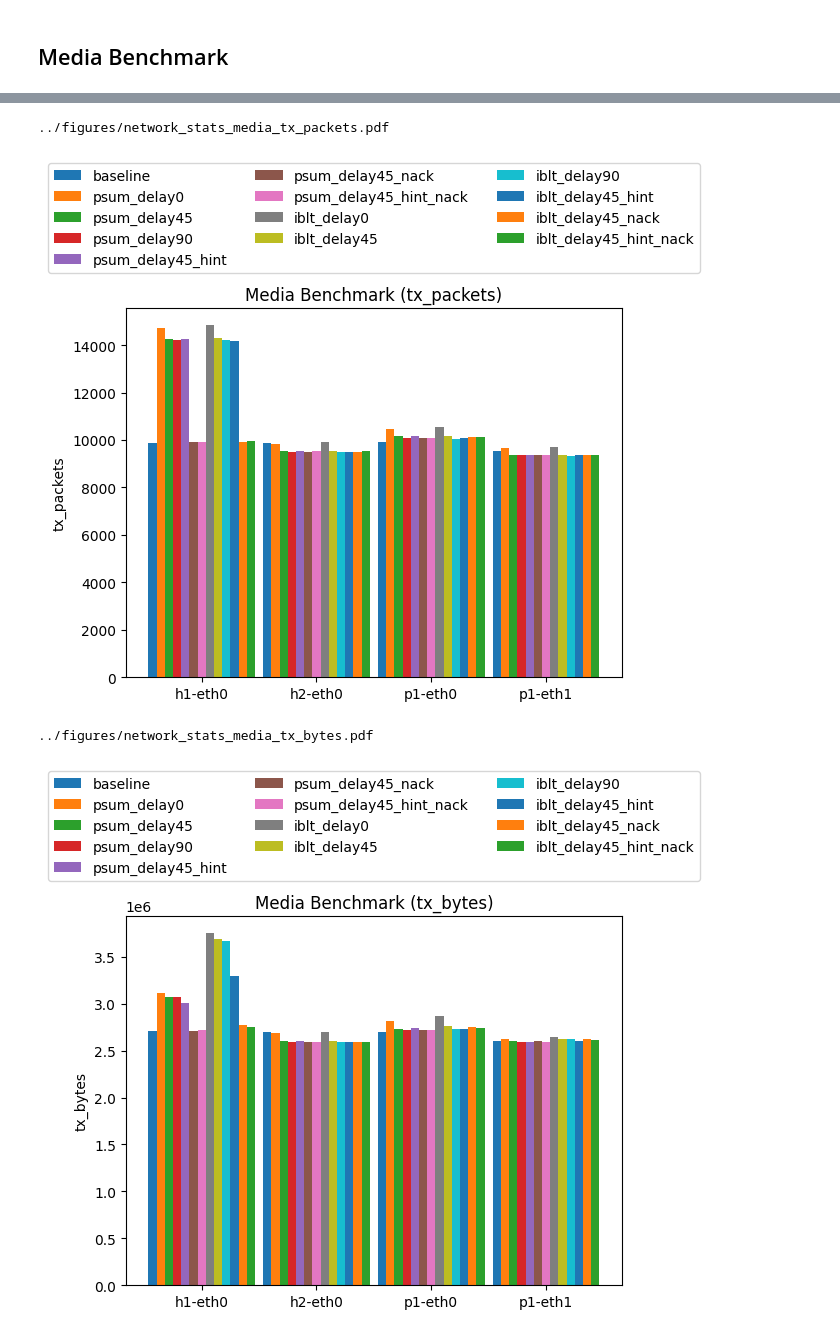
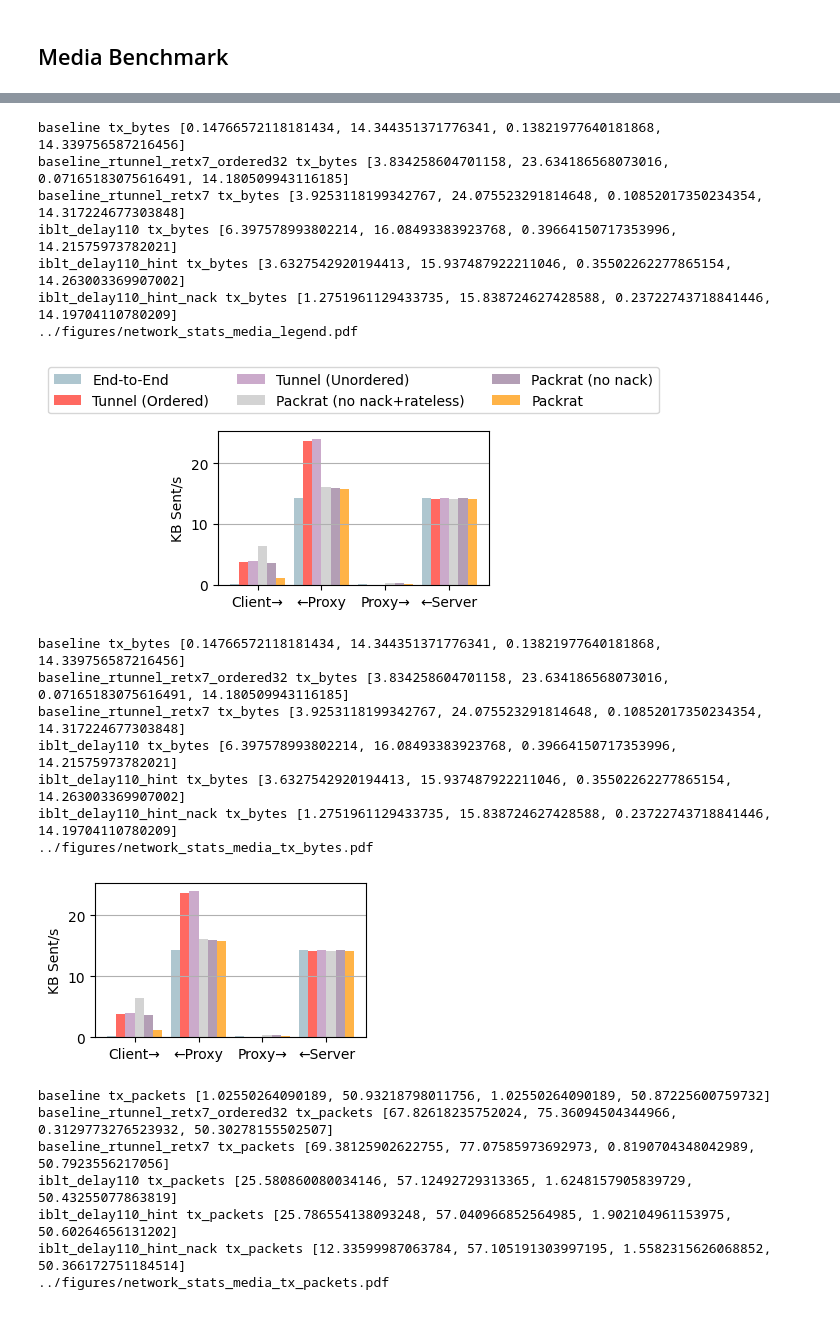
Before and after one commit to StanfordSNR/sidekick-downloads, a Jupyter notebook: notebook/network_statistics.ipynb, the cells around one changed output, grey strips where cells are left out. Cells and saved outputs as stored; diff of their text form; code cells hidden in the pictures.

```diff
--- a/notebook/network_statistics.ipynb
+++ b/notebook/network_statistics.ipynb
@@ -158,17 +183,0 @@ plot_network_statistics(http_data, labels, 'tx_packets', 'HTTP Benchmark', ylim=
-# %%
-labels = [
-	'picoquic',
-	'picoquic_sidekick_0ms',
-	'picoquic_sidekick_30ms',
-	'picoquic_sidekick_30ms_hint',
-	'picoquic_iblt_30ms',
-	'picoquic_iblt_30ms_hint',
-]
-for i in range(len(labels)):
-    if '_' in labels[i]:
-        labels.append(labels[i] + '_freq8')
-        labels.append(labels[i] + '_freq10')
-        labels.append(labels[i] + '_freq16')
-http_data = parse_http_data(num_trials=1, labels=labels, execute=True)
-plot_network_statistics(http_data, labels, 'tx_bytes', 'HTTP Benchmark', ylim=(0, 2000000))
-plot_network_statistics(http_data, labels, 'tx_packets', 'HTTP Benchmark', ylim=(0, 19000))
@@ -200,9 +186,50 @@ plot_network_statistics(media_data, labels_with_nack, 'tx_bytes', f'Media Benchm
-# %%
-media_data = parse_media_data()
-plot_network_statistics(media_data, media_labels, 'tx_packets', 'Media Benchmark', pdf='../figures/network_stats_media_tx_packets.pdf')
-plot_network_statistics(media_data, media_labels, 'tx_bytes', 'Media Benchmark', pdf='../figures/network_stats_media_tx_bytes.pdf')
-# %% [output]
-../figures/network_stats_media_tx_packets.pdf
-[figure, removed]
-../figures/network_stats_media_tx_bytes.pdf
-[figure, removed]
+# %%
+# wifi has tremendous link overheads
+# 3. Sending with hint reduces tx_bytes (keeps perf).
+# 2. Sending with nack reduces tx_packets (keeps perf).
+execute = True
+duration = 180
+
+def gen_labels():
+    labels = [
+        'baseline',
+        'baseline_rtunnel_retx7_ordered32',
+        'baseline_rtunnel_retx7',
+    ]
+    for label in [
+        '_delay110',
+        '_delay110_hint',
+        '_delay110_hint_nack',
+    ]:
+        labels.append(f'iblt{label}')
+        # labels.append(f'psum{label}')
+    return labels
+
+media_data = parse_media_data(execute=execute, duration=duration, labels=gen_labels())
+plot_network_statistics(media_data, gen_labels(), 'tx_bytes', ylabel='KB Sent/s', pdf='../figures/network_stats_media_legend.pdf', style=True, plot_yerr=False, legend=True)
+plot_network_statistics(media_data, gen_labels(), 'tx_bytes', ylabel='KB Sent/s', pdf='../figures/network_stats_media_tx_bytes.pdf', style=True, plot_yerr=False)
+plot_network_statistics(media_data, gen_labels(), 'tx_packets', ylabel='Packets Sent/s', pdf='../figures/network_stats_media_tx_packets.pdf', style=True, plot_yerr=False)
+# %% [output]
+baseline tx_bytes [0.14766572118181434, 14.344351371776341, 0.13821977640181868, 14.339756587216456]
+baseline_rtunnel_retx7_ordered32 tx_bytes [3.834258604701158, 23.634186568073016, 0.07165183075616491, 14.180509943116185]
+baseline_rtunnel_retx7 tx_bytes [3.9253118199342767, 24.075523291814648, 0.10852017350234354, 14.317224677303848]
+iblt_delay110 tx_bytes [6.397578993802214, 16.08493383923768, 0.39664150717353996, 14.21575973782021]
+iblt_delay110_hint tx_bytes [3.6327542920194413, 15.937487922211046, 0.35502262277865154, 14.263003369907002]
+iblt_delay110_hint_nack tx_bytes [1.2751961129433735, 15.838724627428588, 0.23722743718841446, 14.19704110780209]
+../figures/network_stats_media_legend.pdf
+[figure, added]
+baseline tx_bytes [0.14766572118181434, 14.344351371776341, 0.13821977640181868, 14.339756587216456]
+baseline_rtunnel_retx7_ordered32 tx_bytes [3.834258604701158, 23.634186568073016, 0.07165183075616491, 14.180509943116185]
+baseline_rtunnel_retx7 tx_bytes [3.9253118199342767, 24.075523291814648, 0.10852017350234354, 14.317224677303848]
+iblt_delay110 tx_bytes [6.397578993802214, 16.08493383923768, 0.39664150717353996, 14.21575973782021]
+iblt_delay110_hint tx_bytes [3.6327542920194413, 15.937487922211046, 0.35502262277865154, 14.263003369907002]
+iblt_delay110_hint_nack tx_bytes [1.2751961129433735, 15.838724627428588, 0.23722743718841446, 14.19704110780209]
+../figures/network_stats_media_tx_bytes.pdf
+[figure, added]
+baseline tx_packets [1.02550264090189, 50.93218798011756, 1.02550264090189, 50.87225600759732]
+baseline_rtunnel_retx7_ordered32 tx_packets [67.82618235752024, 75.36094504344966, 0.3129773276523932, 50.30278155502507]
+baseline_rtunnel_retx7 tx_packets [69.38125902622755, 77.07585973692973, 0.8190704348042989, 50.7923556217056]
+iblt_delay110 tx_packets [25.580860080034146, 57.12492729313365, 1.6248157905839729, 50.43255077863819]
+iblt_delay110_hint tx_packets [25.786554138093248, 57.040966852564985, 1.902104961153975, 50.60264656131202]
+iblt_delay110_hint_nack tx_packets [12.33599987063784, 57.105191303997195, 1.5582315626068852, 50.366172751184514]
+../figures/network_stats_media_tx_packets.pdf
```
Also changed, not shown: parts of 12 cells of this notebook, 6 other files.
